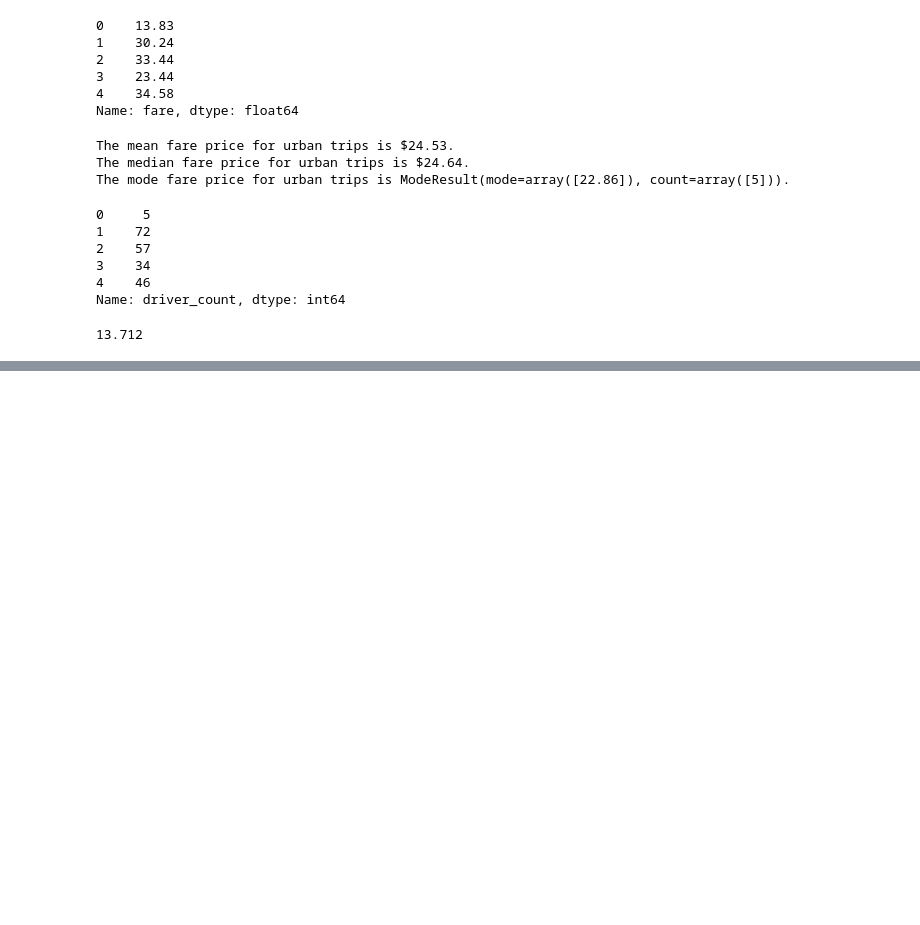
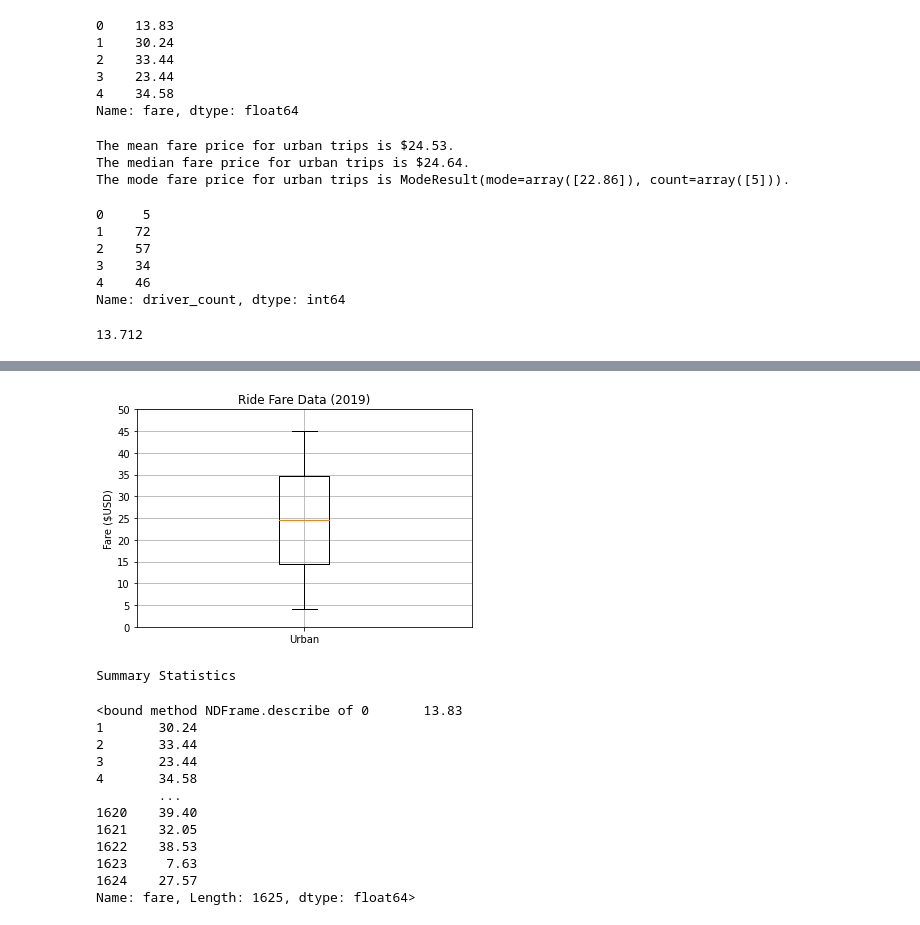
Before and after one commit to alelee93/PyBer_Analysis, a Jupyter notebook: PyBer.ipynb, the cells around one changed output, grey strips where cells are left out. Saved outputs shown, nothing was run; the diff lists cells and outputs as text; code cells hidden in the pictures; blank space fills up the shorter version.

```diff
--- a/PyBer.ipynb
+++ b/PyBer.ipynb
@@ -359,0 +399,29 @@ suburban_drivers.mean()
+# %%
+# Create a box-and-whisker plot for the urban fare data.
+x_labels = ["Urban"]
+fig, ax = plt.subplots()
+ax.boxplot(urban_fares, labels=x_labels)
+
+#Add the title, y-axis label and grid
+ax.set_title("Ride Fare Data (2019)")
+ax.set_ylabel("Fare ($USD)")
+ax.set_yticks(np.arange(0, 51, step=5.0))
+ax.grid()
+plt.show()
+print("Summary Statistics")
+urban_fares.describe
+# %% [output]
+[figure, added]
+Summary Statistics
+<bound method NDFrame.describe of 0       13.83
+1       30.24
+2       33.44
+3       23.44
+4       34.58
+        ...
+1620    39.40
+1621    32.05
+1622    38.53
+1623     7.63
+1624    27.57
+Name: fare, Length: 1625, dtype: float64>
```
Also changed, not shown: parts of 4 cells of this notebook, 1 other file.
